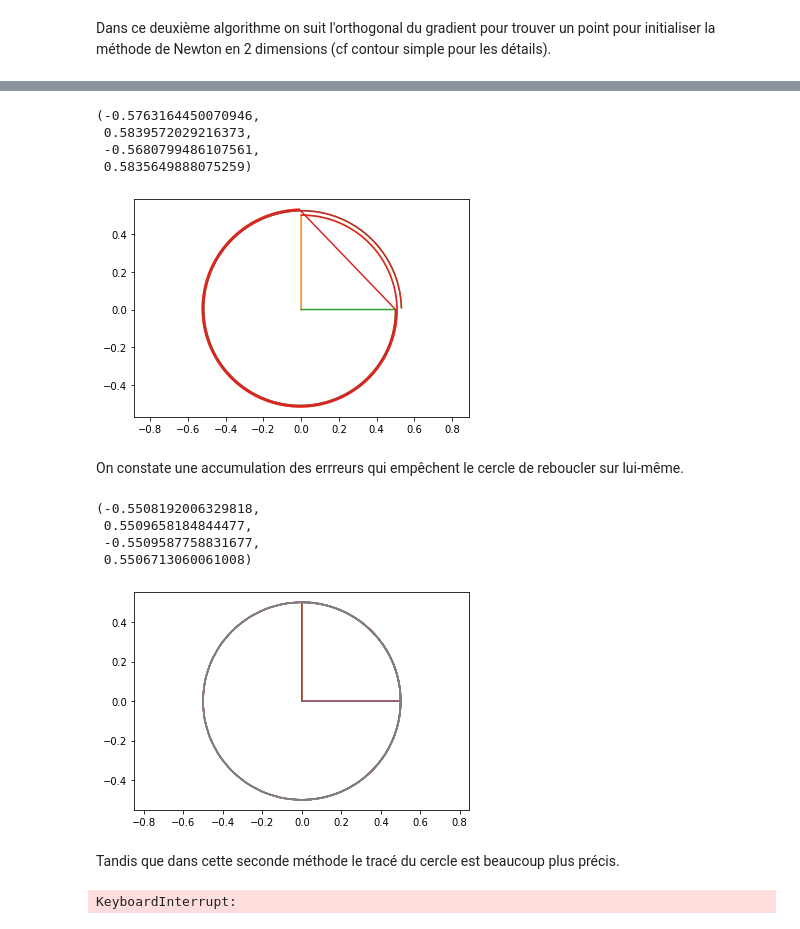
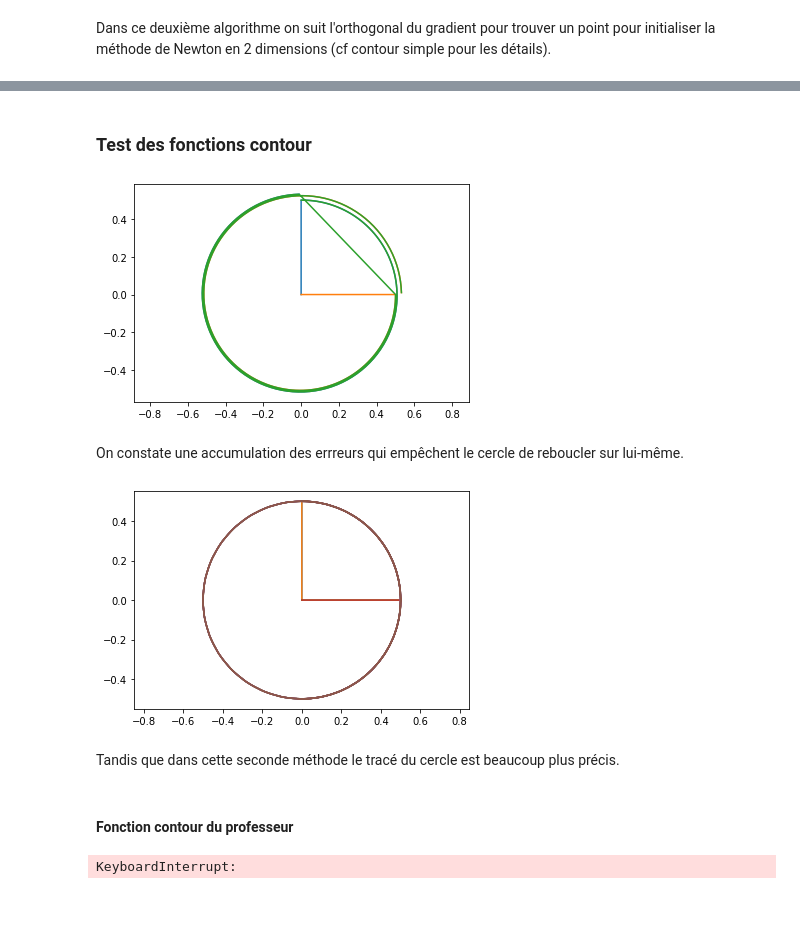
Before and after one commit to florefalcon/Projet-maths-info-Eva-et-Flore, a Jupyter notebook: Projet Lignes de niveau.ipynb, the cells around one changed output, grey strips where cells are left out. Cells and saved outputs as stored; diff of their text form; code cells hidden in the pictures.

```diff
--- a/Projet Lignes de niveau.ipynb
+++ b/Projet Lignes de niveau.ipynb
@@ -233,6 +230,7 @@ On constate effectivement une amélioration de la précision.
 On applique une méthode de recherche de racines par dichotomie sur chacun des segments délimitant les cellules.
 # %%
 def find_seed_cellule (g,c,i,j,xc,yc,eps=2**-26):
+    """retourne la liste des coordonées des racines trouvées sur les segments délimitant la cellule, si elles existent"""
     seeds=[]
 
     for k in range (0,2):
@@ -327,31 +304,33 @@ contour_complexe (f,0.25,xc,yc)
+# %% [markdown]
+### Test des fonctions contour
 # %%
+xc=[-1.0, 0.0, 1.0]
+yc=[-1.0, 0.0, 1.0]
+
 Xs,Ys=contour_complexe_naif (f,0.25,xc,yc)
 
 for (x,y) in zip(Xs,Ys):
-    plt.plot(x,y)
+    if len(x)>10:
+        plt.plot(x,y)
 
 plt.axis("equal")
+plt.show()
 # %% [output]
-(-0.5763164450070946,
- 0.5839572029216373,
- -0.5680799486107561,
- 0.5835649888075259)
-[figure, old version]
+[figure, new version]
 # %% [markdown]
 On constate une accumulation des errreurs qui empêchent le cercle de reboucler sur lui-même.
 # %%
 Xs,Ys=contour_complexe (f,0.25,xc,yc)
 
 for (x,y) in zip(Xs,Ys):
+    if len(x)>10:
         plt.plot(x,y)
 
-
 plt.axis("equal")
+plt.show()
 # %% [output]
-(-0.5508192006329818,
- 0.5509658184844477,
- -0.5509587758831677,
- 0.5506713060061008)
-[figure, old version]
+[figure, new version]
 # %% [markdown]
 Tandis que dans cette seconde méthode le tracé du cercle est beaucoup plus précis.
+# %% [markdown]
+#### Fonction contour du professeur
```
Also changed, not shown: parts of 12 cells of this notebook.
